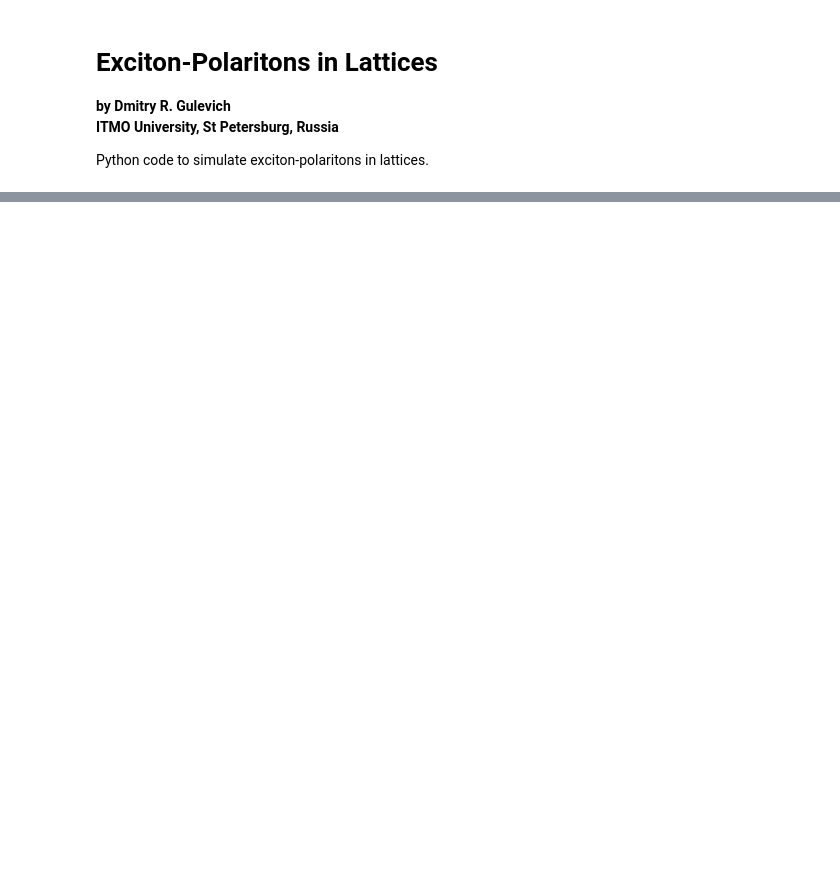
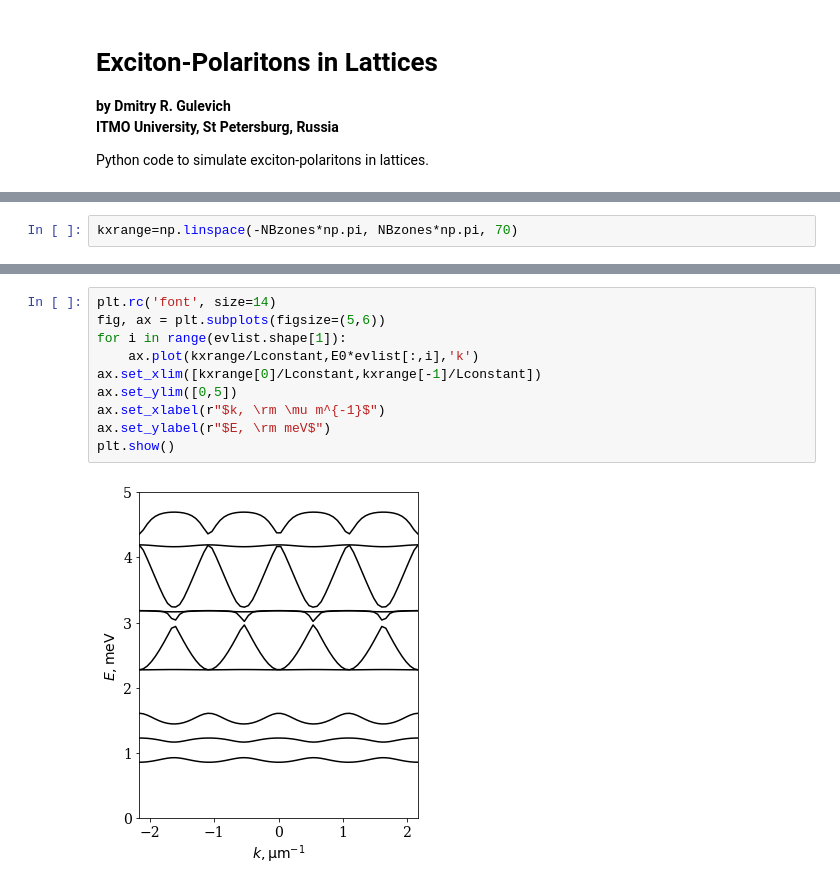
Before and after one commit to drgulevich/exp2d, a Jupyter notebook: exp2d.ipynb, the cells around one changed output, grey strips where cells are left out. Drawn from its saved outputs; the diff is of its cells as text; blank space fills up the shorter version.

```diff
--- a/exp2d.ipynb
+++ b/exp2d.ipynb
@@ -477,0 +59,2 @@ plt.show()
+# %%
+kxrange=np.linspace(-NBzones*np.pi, NBzones*np.pi, 70)
@@ -477,0 +67,12 @@ plt.show()
+# %%
+plt.rc('font', size=14)
+fig, ax = plt.subplots(figsize=(5,6))
+for i in range(evlist.shape[1]):
+    ax.plot(kxrange/Lconstant,E0*evlist[:,i],'k')
+ax.set_xlim([kxrange[0]/Lconstant,kxrange[-1]/Lconstant])
+ax.set_ylim([0,5])
+ax.set_xlabel(r"$k, \rm \mu m^{-1}$")
+ax.set_ylabel(r"$E, \rm meV$")
+plt.show()
+# %% [output]
+[figure, added]
```
Also changed, not shown: parts of 52 cells of this notebook, 2 other files.
